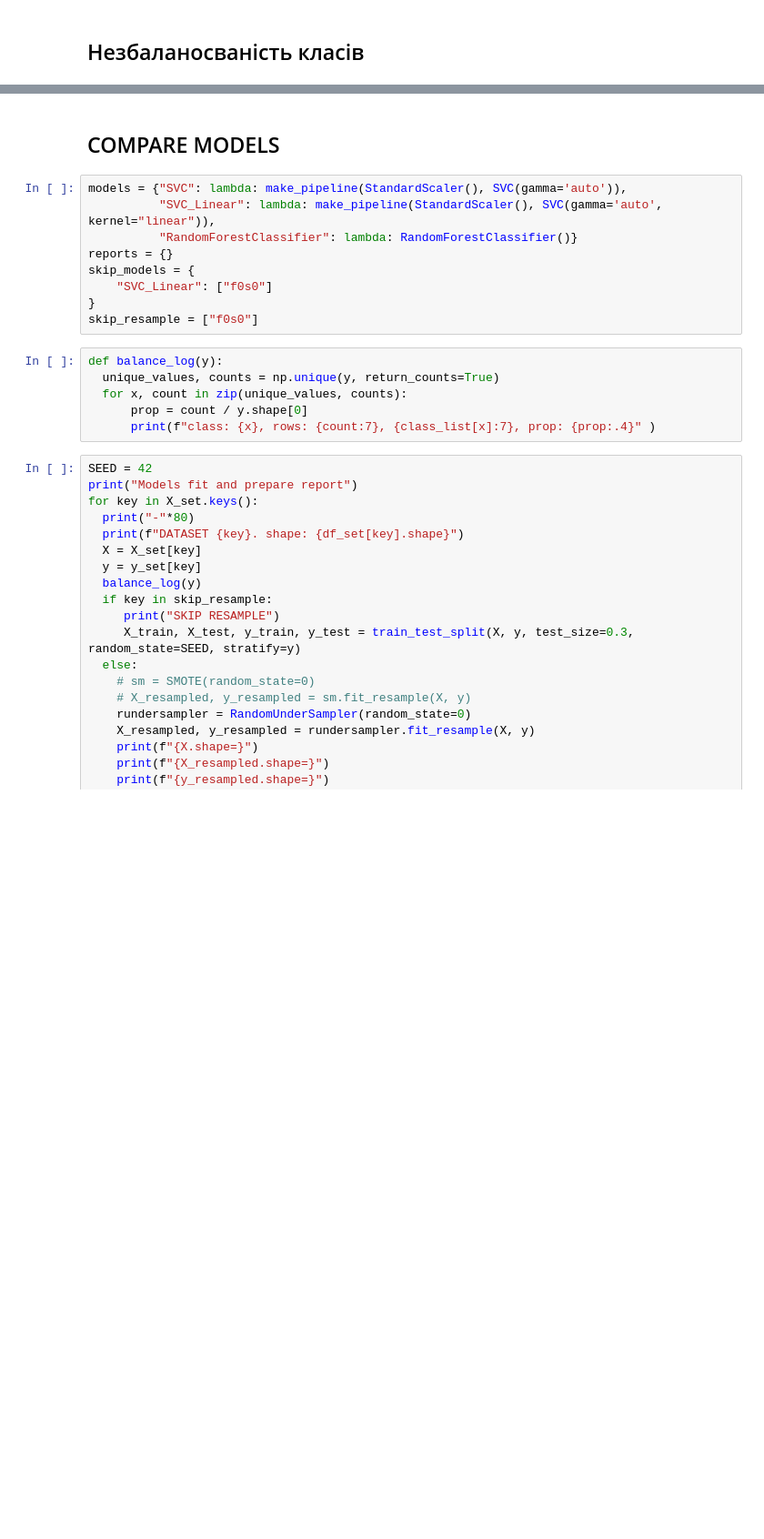
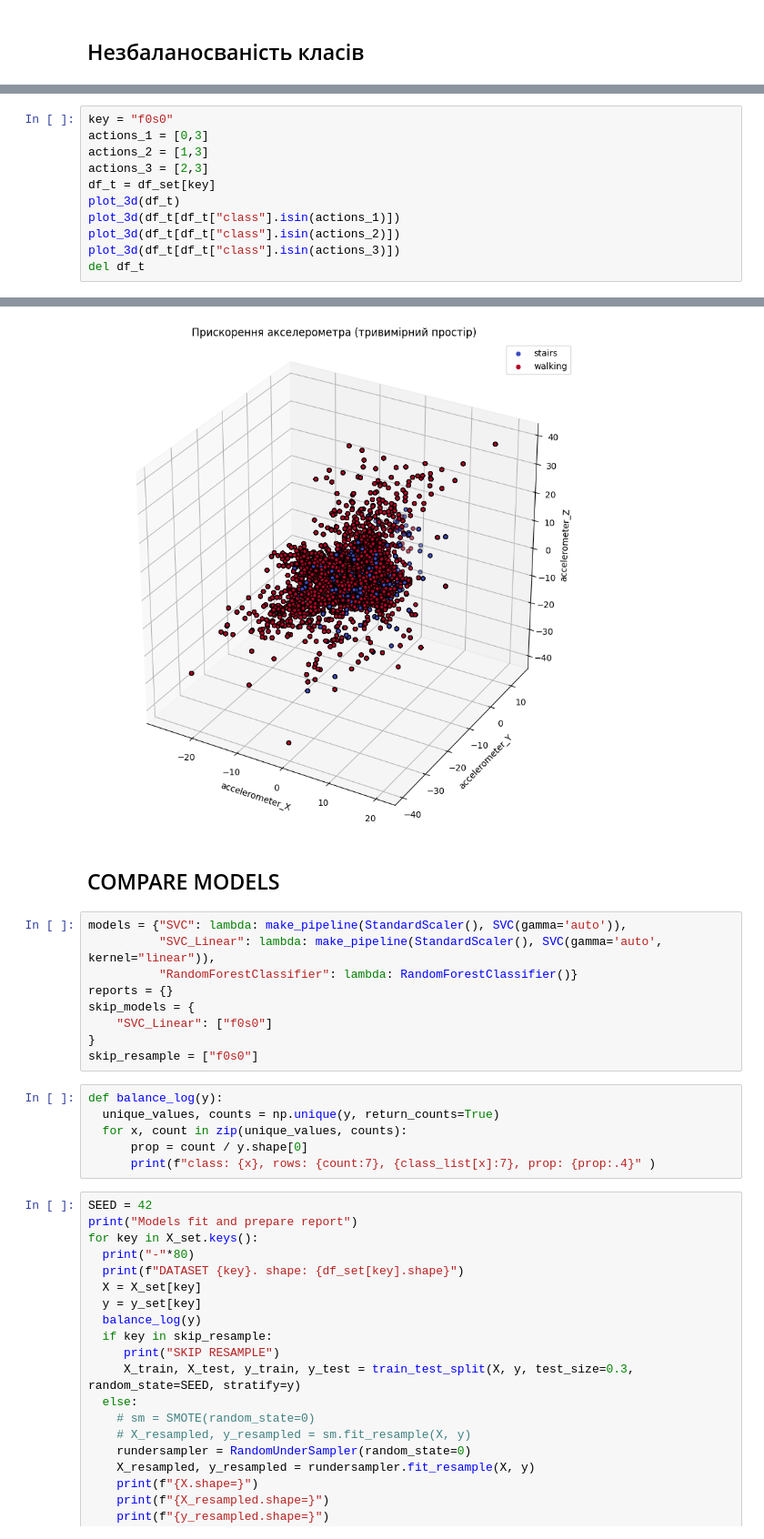
Before and after one commit to lexxai/goit_python_ds_hw_05, a Jupyter notebook: goit_ds_hw_05_extra.ipynb, the cells around one changed output, grey strips where cells are left out. Shown at 91% size. Drawn from its saved outputs; the diff is of its cells as text; blank space fills up the shorter version.

```diff
--- a/goit_ds_hw_05_extra.ipynb
+++ b/goit_ds_hw_05_extra.ipynb
@@ -219,0 +208,12 @@ class: 3, rows:    4950, stairs , prop: 0.02553
+# %%
+key = "f0s0"
+actions_1 = [0,3]
+actions_2 = [1,3]
+actions_3 = [2,3]
+df_t = df_set[key]
+plot_3d(df_t)
+plot_3d(df_t[df_t["class"].isin(actions_1)])
+plot_3d(df_t[df_t["class"].isin(actions_2)])
+plot_3d(df_t[df_t["class"].isin(actions_3)])
+del df_t
+# %% [output]
@@ -220,3 +223,4 @@ class: 3, rows:    4950, stairs , prop: 0.02553
+[figure, added]
 # %% [markdown]
 ## COMPARE MODELS
 # %%
```
Also changed, not shown: parts of 10 cells of this notebook.
